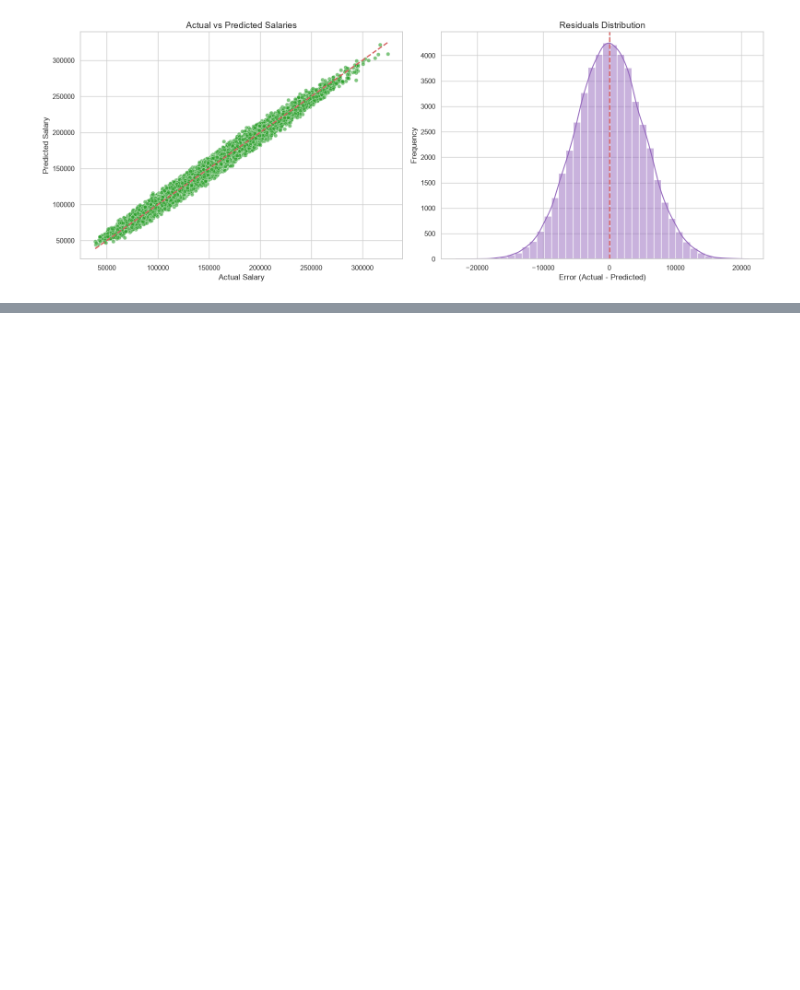
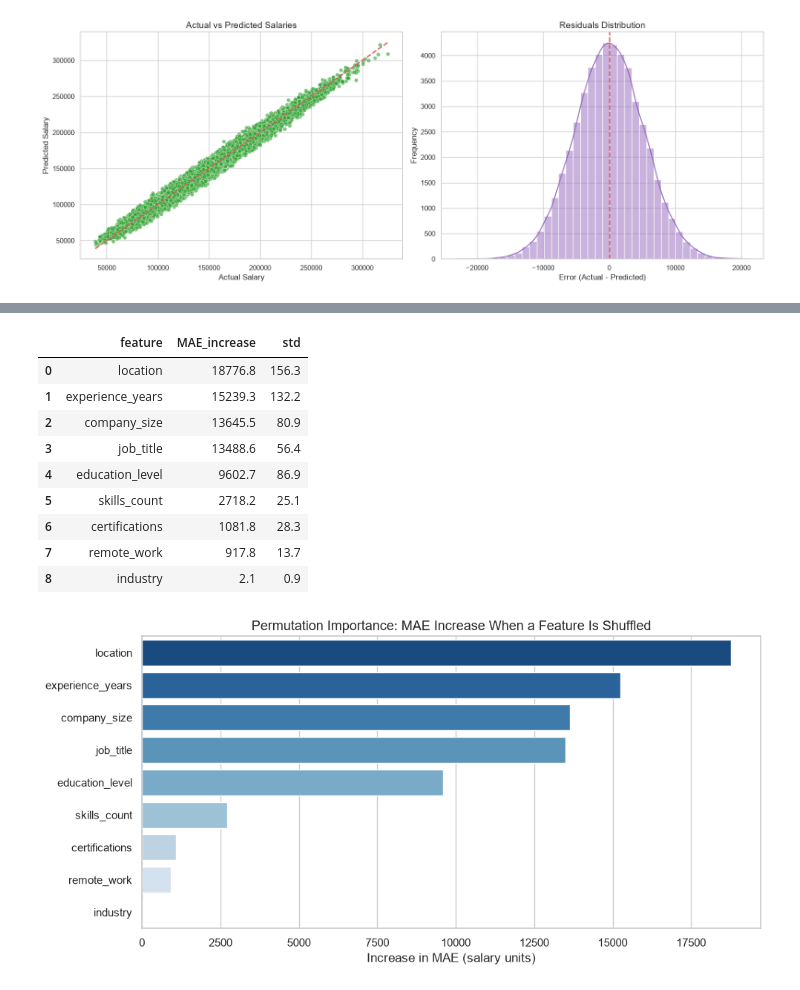
Before and after one commit to arguar13/Employee-Salary-Prediction-regression-machine-learning-, a Jupyter notebook: notebooks/Employee Salary Prediction.ipynb, the cells around one changed output, grey strips where cells are left out. Cells and saved outputs as stored; diff of their text form; code cells hidden in the pictures; blank space fills up the shorter version.

```diff
--- a/notebooks/Employee Salary Prediction.ipynb
+++ b/notebooks/Employee Salary Prediction.ipynb
@@ -519,0 +625,33 @@ plot_regression_diagnostics(y_test, y_pred)
+# %%
+sample_idx = X_test.sample(n=10_000, random_state=RANDOM_STATE).index
+perm = permutation_importance(
+    final_pipeline, X_test.loc[sample_idx], y_test.loc[sample_idx],
+    scoring='neg_mean_absolute_error', n_repeats=5, random_state=RANDOM_STATE, n_jobs=-1
+)
+
+importance_df = (pd.DataFrame({'feature': X_test.columns,
+                               'MAE_increase': perm.importances_mean,
+                               'std': perm.importances_std})
+                 .sort_values('MAE_increase', ascending=False)
+                 .reset_index(drop=True))
+display(importance_df.round(1))
+
+plt.figure(figsize=(10, 5))
+sns.barplot(data=importance_df, x='MAE_increase', y='feature', hue='feature', palette='Blues_r', legend=False)
+plt.title('Permutation Importance: MAE Increase When a Feature Is Shuffled', fontsize=13)
+plt.xlabel('Increase in MAE (salary units)')
+plt.ylabel('')
+plt.tight_layout()
+plt.show()
+# %% [output]
+|  | feature | MAE_increase | std |
+| 0 | location | 18776.8 | 156.3 |
+| 1 | experience_years | 15239.3 | 132.2 |
+| 2 | company_size | 13645.5 | 80.9 |
+| 3 | job_title | 13488.6 | 56.4 |
+| 4 | education_level | 9602.7 | 86.9 |
+| 5 | skills_count | 2718.2 | 25.1 |
+| 6 | certifications | 1081.8 | 28.3 |
+| 7 | remote_work | 917.8 | 13.7 |
+| 8 | industry | 2.1 | 0.9 |
+[figure, added]
```
Also changed, not shown: parts of 12 cells of this notebook, 3 other files.
